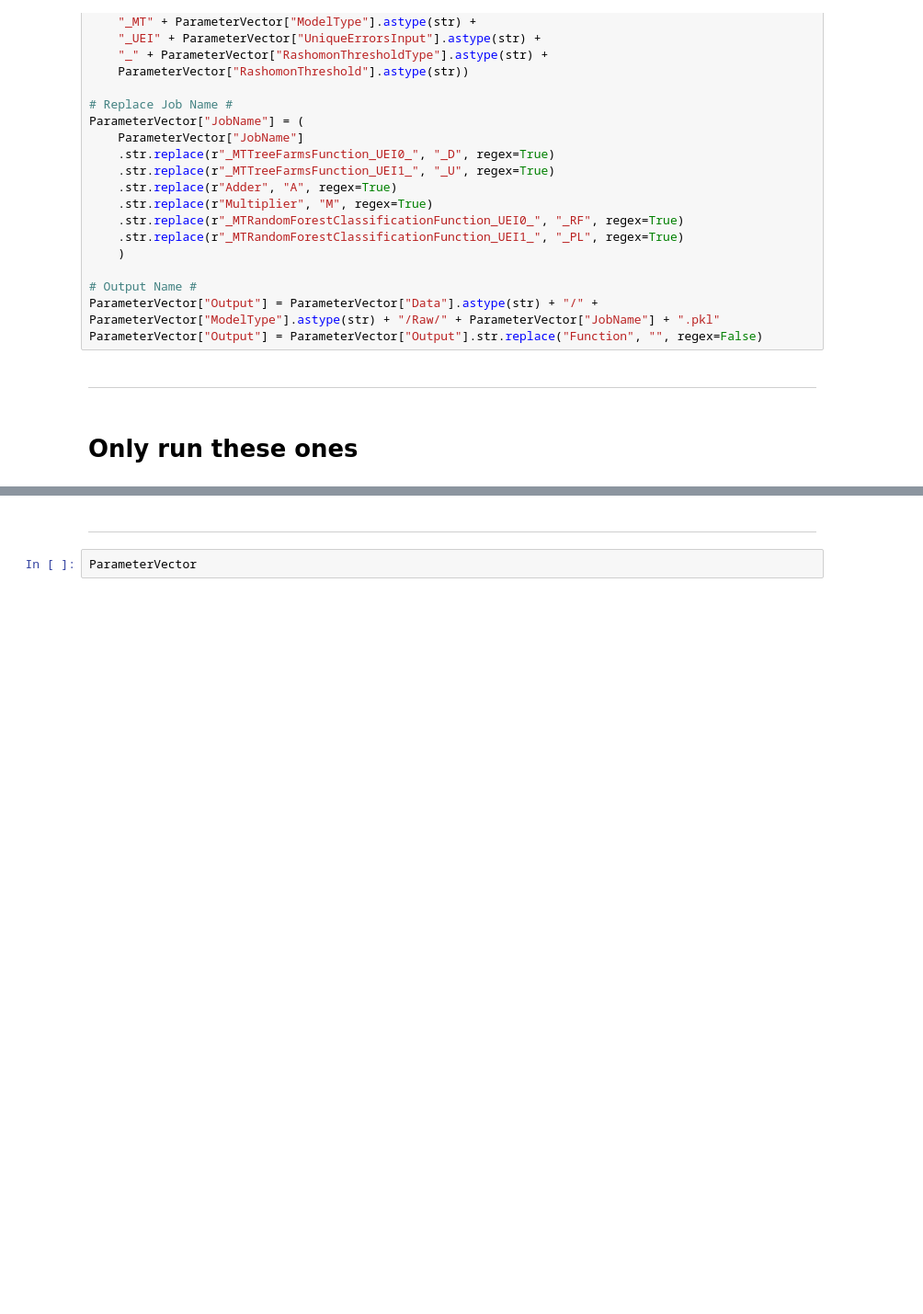
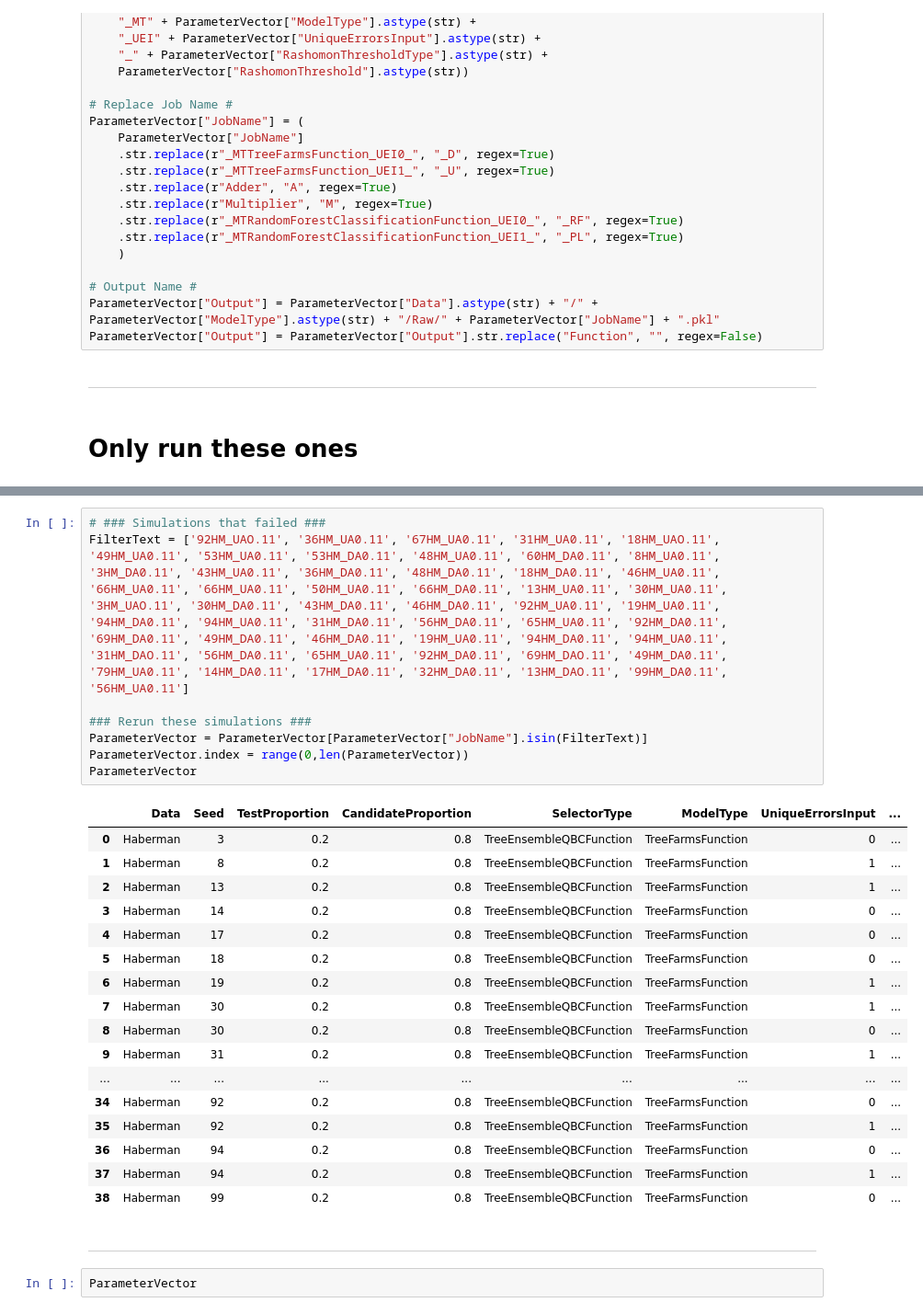
Before and after one commit to thatswhatsimonsaid/RashomonActiveLearning, a Jupyter notebook: Code/Notebooks/CreateParameterVector.ipynb, the cells around one changed output, grey strips where cells are left out. Shown at 92% size. Saved outputs shown, nothing was run; the diff lists cells and outputs as text; blank space fills up the shorter version.

```diff
--- a/Code/Notebooks/CreateParameterVector.ipynb
+++ b/Code/Notebooks/CreateParameterVector.ipynb
@@ -128,3 +120,29 @@ ParameterVector["Output"] = ParameterVector["Output"].str.replace("Function", ""
+# %%
+# ### Simulations that failed ###
+FilterText = ['92HM_UAO.11', '36HM_UA0.11', '67HM_UA0.11', '31HM_UA0.11', '18HM_UAO.11', '49HM_UA0.11', '53HM_UA0.11', '53HM_DA0.11', '48HM_UA0.11', '60HM_DA0.11', '8HM_UA0.11', '3HM_DA0.11', '43HM_UA0.11', '36HM_DA0.11', '48HM_DA0.11', '18HM_DA0.11', '46HM_UA0.11', '66HM_UA0.11', '66HM_UA0.11', '50HM_UA0.11', '66HM_DA0.11', '13HM_UA0.11', '30HM_UA0.11', '3HM_UAO.11', '30HM_DA0.11', '43HM_DA0.11', '46HM_DA0.11', '92HM_UA0.11', '19HM_UA0.11', '94HM_DA0.11', '94HM_UA0.11', '31HM_DA0.11', '56HM_DA0.11', '65HM_UA0.11', '92HM_DA0.11', '69HM_DA0.11', '49HM_DA0.11', '46HM_DA0.11', '19HM_UA0.11', '94HM_DA0.11', '94HM_UA0.11', '31HM_DAO.11', '56HM_DA0.11', '65HM_UA0.11', '92HM_DA0.11', '69HM_DAO.11', '49HM_DA0.11', '79HM_UA0.11', '14HM_DA0.11', '17HM_DA0.11', '32HM_DA0.11', '13HM_DAO.11', '99HM_DA0.11', '56HM_UA0.11']
+
+### Rerun these simulations ###
+ParameterVector = ParameterVector[ParameterVector["JobName"].isin(FilterText)]
+ParameterVector.index = range(0,len(ParameterVector))
+ParameterVector
+# %% [output]
+|  | Data | Seed | TestProportion | CandidateProportion | SelectorType | ModelType | UniqueErrorsInput | ... |
+| 0 | Haberman | 3 | 0.2 | 0.8 | TreeEnsembleQBCFunction | TreeFarmsFunction | 0 | ... |
+| 1 | Haberman | 8 | 0.2 | 0.8 | TreeEnsembleQBCFunction | TreeFarmsFunction | 1 | ... |
+| 2 | Haberman | 13 | 0.2 | 0.8 | TreeEnsembleQBCFunction | TreeFarmsFunction | 1 | ... |
+| 3 | Haberman | 14 | 0.2 | 0.8 | TreeEnsembleQBCFunction | TreeFarmsFunction | 0 | ... |
+| 4 | Haberman | 17 | 0.2 | 0.8 | TreeEnsembleQBCFunction | TreeFarmsFunction | 0 | ... |
+| 5 | Haberman | 18 | 0.2 | 0.8 | TreeEnsembleQBCFunction | TreeFarmsFunction | 0 | ... |
+| 6 | Haberman | 19 | 0.2 | 0.8 | TreeEnsembleQBCFunction | TreeFarmsFunction | 1 | ... |
+| 7 | Haberman | 30 | 0.2 | 0.8 | TreeEnsembleQBCFunction | TreeFarmsFunction | 1 | ... |
+| 8 | Haberman | 30 | 0.2 | 0.8 | TreeEnsembleQBCFunction | TreeFarmsFunction | 0 | ... |
+| 9 | Haberman | 31 | 0.2 | 0.8 | TreeEnsembleQBCFunction | TreeFarmsFunction | 1 | ... |
+| ... | ... | ... | ... | ... | ... | ... | ... | ... |
+| 34 | Haberman | 92 | 0.2 | 0.8 | TreeEnsembleQBCFunction | TreeFarmsFunction | 0 | ... |
+| 35 | Haberman | 92 | 0.2 | 0.8 | TreeEnsembleQBCFunction | TreeFarmsFunction | 1 | ... |
+| 36 | Haberman | 94 | 0.2 | 0.8 | TreeEnsembleQBCFunction | TreeFarmsFunction | 0 | ... |
+| 37 | Haberman | 94 | 0.2 | 0.8 | TreeEnsembleQBCFunction | TreeFarmsFunction | 1 | ... |
+| 38 | Haberman | 99 | 0.2 | 0.8 | TreeEnsembleQBCFunction | TreeFarmsFunction | 0 | ... |
 # %% [markdown]
 ---
 # %%
```
Also changed, not shown: parts of 3 cells of this notebook, 2 other files.
